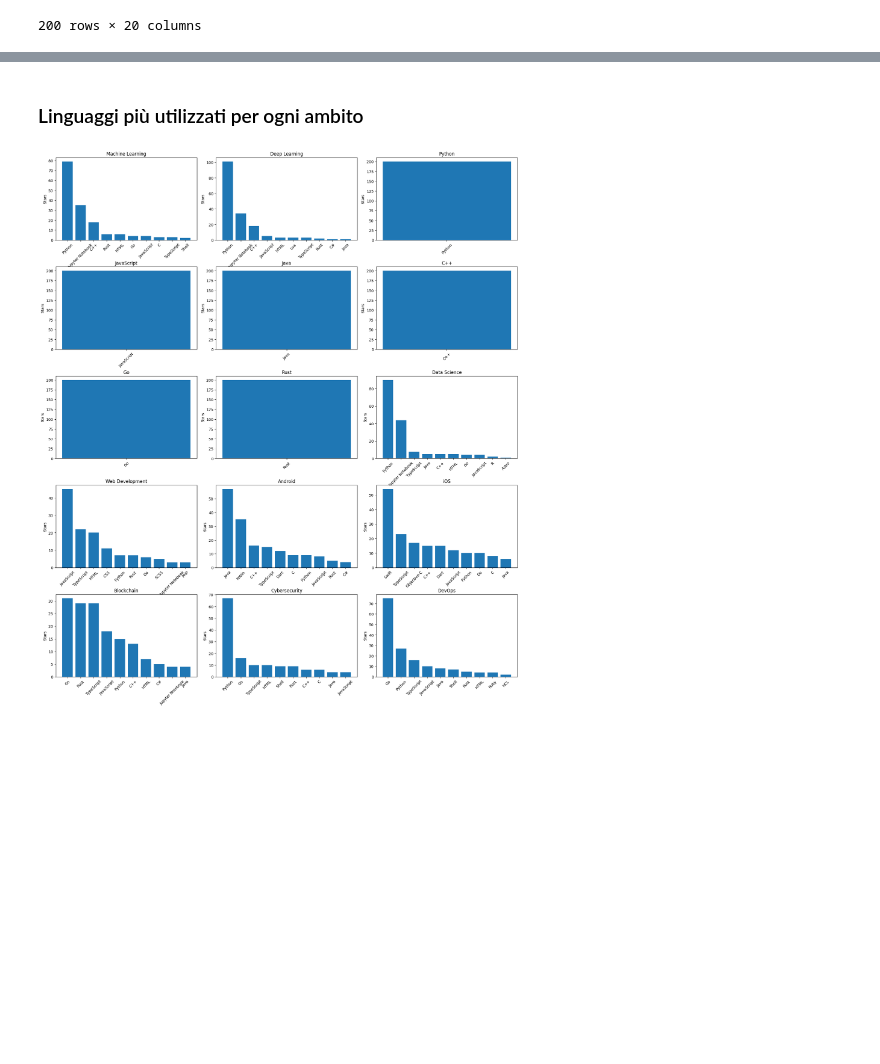
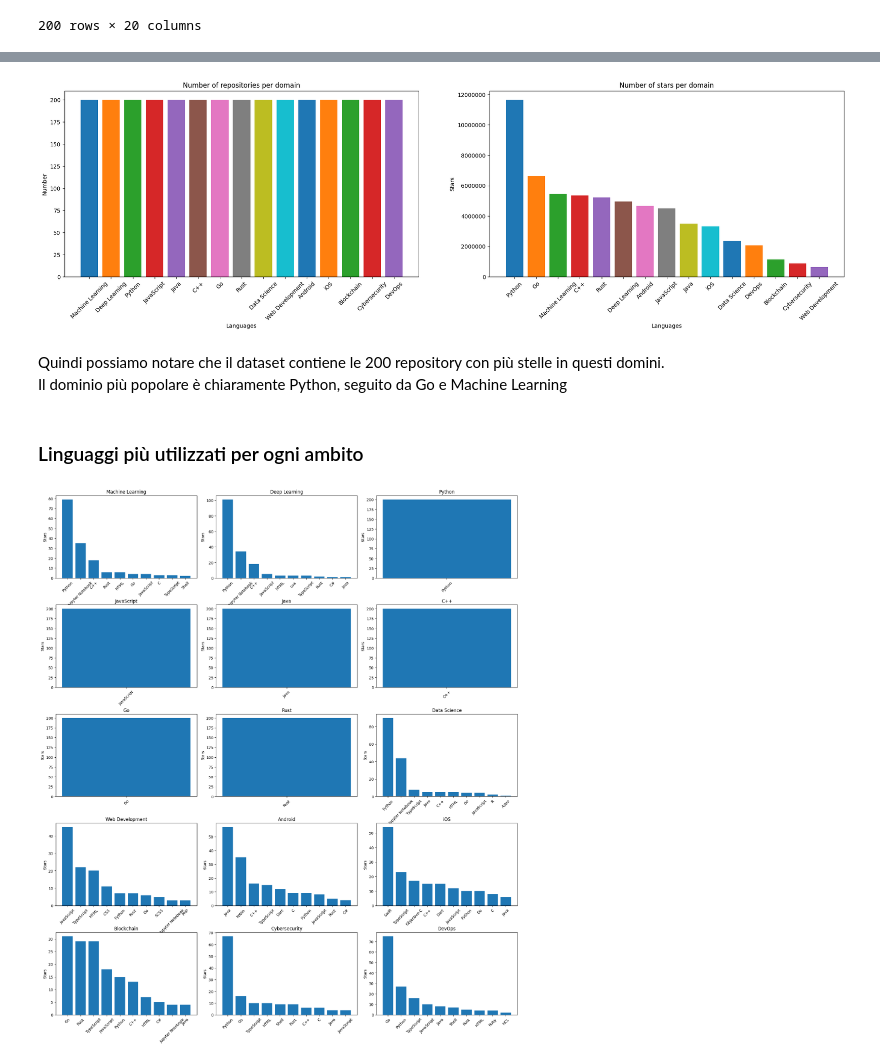
Before and after one commit to Nikicoraz/Progetto_FAS_1, a Jupyter notebook: python/Analisi.ipynb, the cells around one changed output, grey strips where cells are left out. Cells and saved outputs as stored; diff of their text form; code cells hidden in the pictures; blank space fills up the shorter version.

```diff
--- a/python/Analisi.ipynb
+++ b/python/Analisi.ipynb
@@ -45,3 +48,35 @@ import numpy as np
+# %%
+fig, ax = plt.subplots(1, 2, figsize=(25, 6))
+
+for (domain, dataset) in datasets:
+    ax[0].bar(domain, len(dataset))
+    ax[0].tick_params(axis='x', rotation=45)
+    ax[0].set_title("Number of repositories per domain")
+    ax[0].set_xlabel("Languages")
+    ax[0].set_ylabel("Number")
+
+stars = [
+    (domain, df["Stars Count"].sum())
+    for domain, df in datasets
+]
+
+stars = sorted(stars, key=lambda x: x[1], reverse=True)
+
+for (domain, dataset) in stars:
+    ax[1].bar(domain, dataset)
+    ax[1].tick_params(axis='x', rotation=45)
+    ax[1].set_title("Number of stars per domain")
+    ax[1].set_xlabel("Languages")
+    ax[1].set_ylabel("Stars")
+
+ax[1].ticklabel_format(style='plain', axis='y')
+
+plt.show()
+# %% [output]
+[figure, added]
+# %% [markdown]
+Quindi possiamo notare che il dataset contiene le 200 repository con più stelle in questi domini.
+Il dominio più popolare è chiaramente Python, seguito da Go e Machine Learning
 # %% [markdown]
 ### Linguaggi più utilizzati per ogni ambito
 # %%
```
Also changed, not shown: parts of 3 cells of this notebook, 1 other file.
